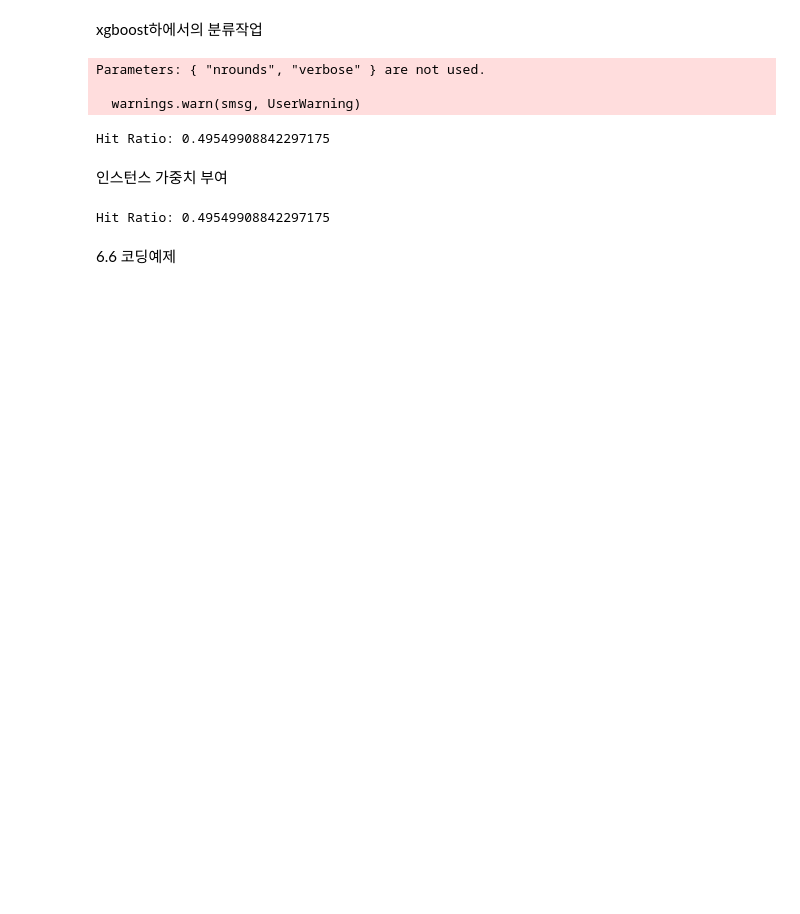
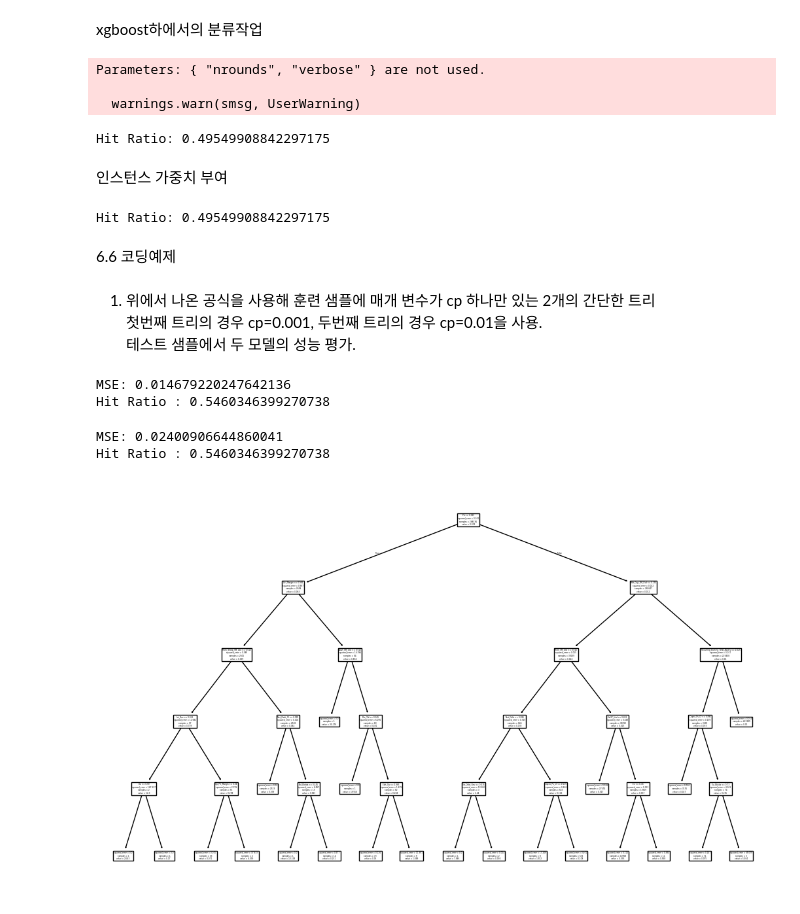
Before and after one commit to nomorebye/coding, a Jupyter notebook: ai3/chap6.ipynb, the cells around one changed output. Drawn from its saved outputs; the diff is of its cells as text; code cells hidden in the pictures; blank space fills up the shorter version.

```diff
--- a/ai3/chap6.ipynb
+++ b/ai3/chap6.ipynb
@@ -276,3 +276,41 @@ print(f'Hit Ratio: {hitratio}')
 Hit Ratio: 0.49549908842297175
 # %% [markdown]
 6.6 코딩예제
+# %% [markdown]
+1. 위에서 나온 공식을 사용해 훈련 샘플에 매개 변수가 cp 하나만 있는 2개의 간단한 트리
+첫번째 트리의 경우 cp=0.001, 두번째 트리의 경우 cp=0.01을 사용.
+테스트 샘플에서 두 모델의 성능 평가.
+# %%
+fit1 = tree.DecisionTreeRegressor(
+    max_depth=5,
+    ccp_alpha=0.00001
+)
+
+fit1.fit(X,y)
+mse = np.mean((fit1.predict(X_test) - y_test) **2)
+print(f'MSE: {mse}')
+hitratio = np.mean(fit1.predict(X_test)*y_test>0)
+print(f'Hit Ratio : {hitratio}')
+# %% [output]
+MSE: 0.014679220247642136
+Hit Ratio : 0.5460346399270738
+# %%
+fit2 = tree.DecisionTreeRegressor(
+    max_depth=5,
+    ccp_alpha=0.001
+)
+
+fit2.fit(X,y)
+mse = np.mean((fit2.predict(X_test) - y_test) **2)
+print(f'MSE: {mse}')
+hitratio = np.mean(fit2.predict(X_test)*y_test>0)
+print(f'Hit Ratio : {hitratio}')
+# %% [output]
+MSE: 0.02400906644860041
+Hit Ratio : 0.5460346399270738
+# %%
+fig, ax = plt.subplots(figsize=(13,8))
+tree.plot_tree(fit1, feature_names=X.columns.values, ax=ax)
+plt.show()
+# %% [output]
+[figure, added]
```
Also changed, not shown: parts of 9 cells of this notebook.
